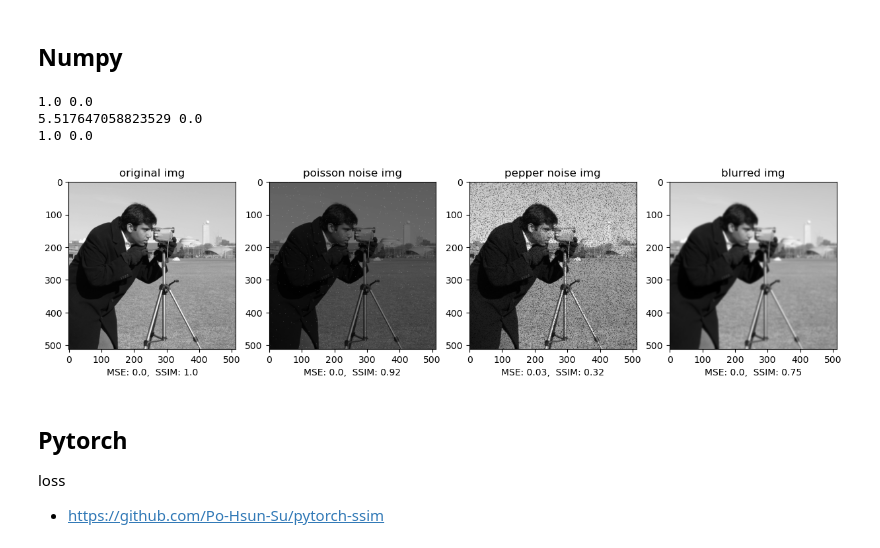
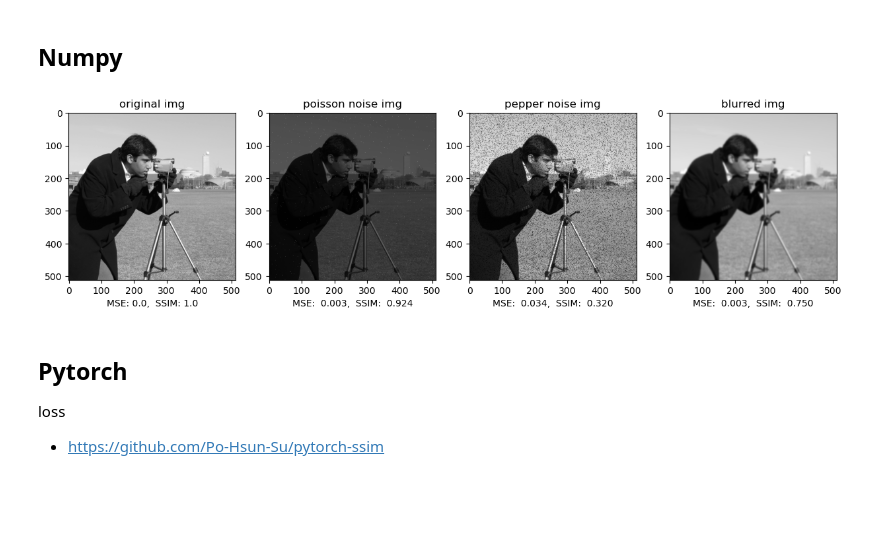
Before and after one commit to K-hyewon/ImageProcessing, a Jupyter notebook: 0518_Metric.ipynb, the cells around one changed output. Saved outputs shown, nothing was run; the diff lists cells and outputs as text; code cells hidden in the pictures; blank space fills up the shorter version.

```diff
--- a/0518_Metric.ipynb
+++ b/0518_Metric.ipynb
@@ -20,15 +9,5 @@ plt.imshow(poisson_noise, cmap='gray')
 # %% [markdown]
 ## Numpy
-# %%
-print(img.max(), img.min())
-# print(poisson_noise.max(), poisson_noise.min())
-print(poisson_noise_img.max(), poisson_noise_img.min())
-
-print(pepper_noise_img.max(), pepper_noise_img.min())
-# %% [output]
-1.0 0.0
-5.517647058823529 0.0
-1.0 0.0
 # %%
 # Images
 img = img_as_float(data.camera())
@@ -51,37 +30,37 @@ ssim_none = ssim(img, img, data_range=img.max() - img.min())
 mse_poisson = mean_squared_error(img, poisson_noise_img)
 ssim_poisson = ssim(img, poisson_noise_img, data_range=poisson_noise_img.max() - poisson_noise_img.min())
 
 mse_pepper = mean_squared_error(img, pepper_noise_img)
 ssim_pepper = ssim(img, pepper_noise_img, data_range=pepper_noise_img.max() - pepper_noise_img.min())
 
 mse_blur = mean_squared_error(img, blurred_img)
 ssim_blur = ssim(img, blurred_img, data_range=blurred_img.max() - blurred_img.min())
 
 
 plt.figure(figsize=(15,10))
 plt.subplot(141)
 plt.imshow(img, cmap='gray')
 plt.xlabel(f"MSE: {mse_none},  SSIM: {ssim_none}")
 plt.title("original img")
 
 plt.subplot(142)
 plt.imshow(poisson_noise_img, cmap='gray')
 plt.title("poisson noise img")
-plt.xlabel(f"MSE: {round(mse_poisson,2)},  SSIM: {round(ssim_poisson,2)}")
+plt.xlabel(f"MSE: {mse_poisson : .3f},  SSIM: {ssim_poisson : .3f}")
 
 plt.subplot(143)
 plt.imshow(pepper_noise_img, cmap='gray')
 plt.title("pepper noise img")
-plt.xlabel(f"MSE: {round(mse_pepper,2)},  SSIM: {round(ssim_pepper,2)}")
+plt.xlabel(f"MSE: {mse_pepper : .3f},  SSIM: {ssim_pepper : .3f}")
 
 plt.subplot(144)
 plt.imshow(blurred_img, cmap='gray')
 plt.title("blurred img")
-plt.xlabel(f"MSE: {round(mse_blur,2)},  SSIM: {round(ssim_blur,2)}")
+plt.xlabel(f"MSE: {mse_blur : .3f},  SSIM: {ssim_blur : .3f}")
 
 plt.show()
 # %% [output]
-[figure, old version]
+[figure, new version]
 # %% [markdown]
 ## Pytorch
 loss
```
Also changed, not shown: parts of 10 cells of this notebook.
